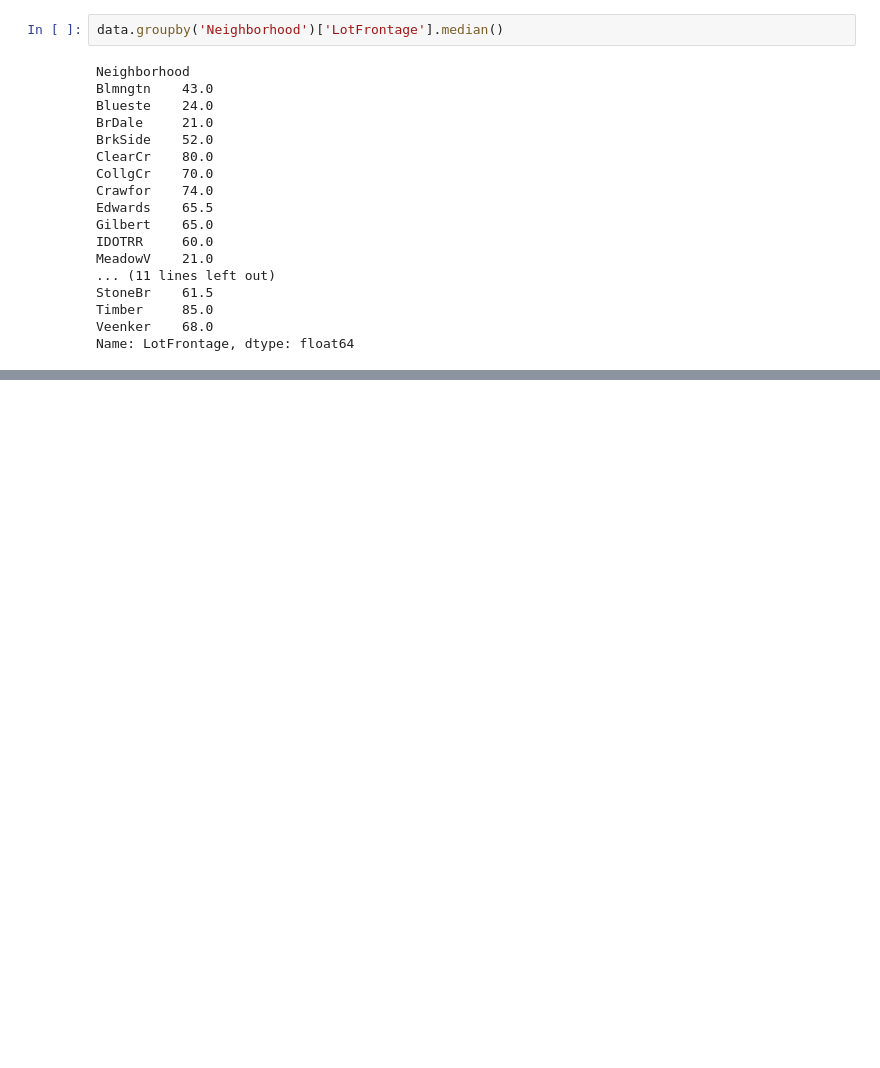
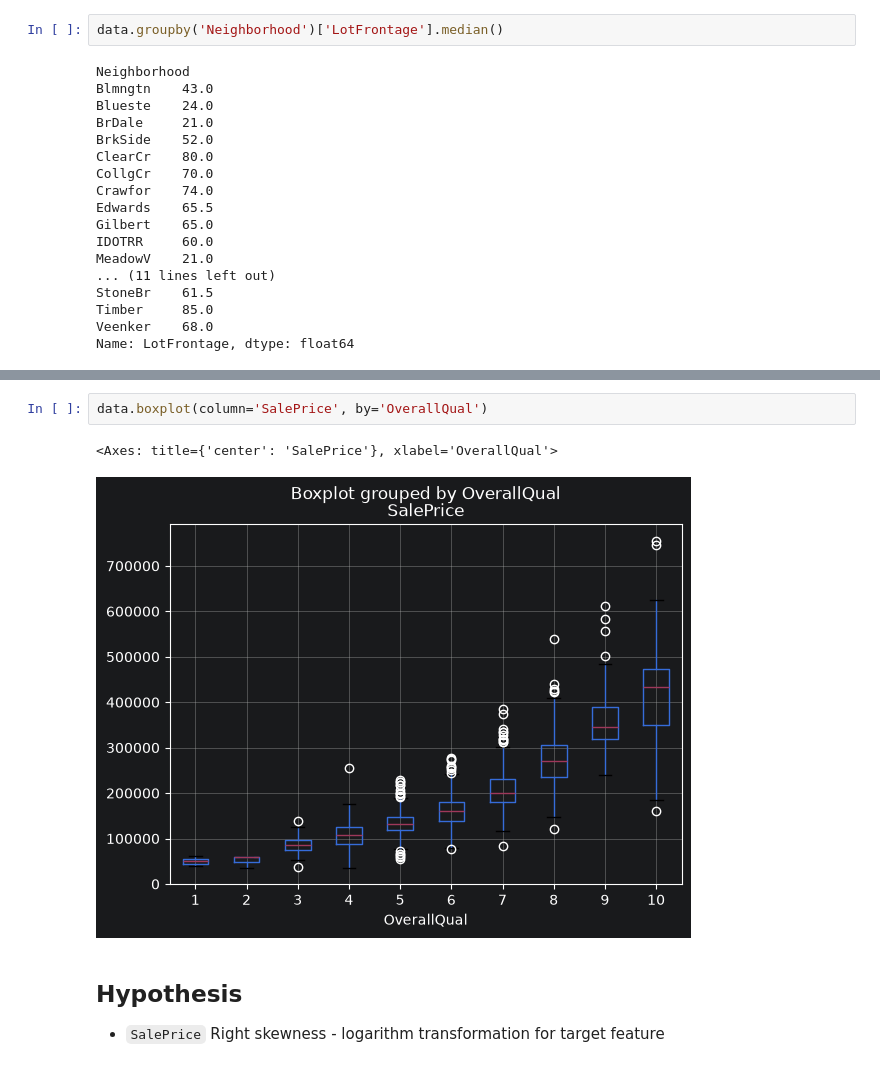
Before and after one commit to xJacoob/MachineLearning, a Jupyter notebook: HousePrices/house_eda.ipynb, the cells around one changed output, grey strips where cells are left out. Saved outputs shown, nothing was run; the diff lists cells and outputs as text; blank space fills up the shorter version.

```diff
--- a/HousePrices/house_eda.ipynb
+++ b/HousePrices/house_eda.ipynb
@@ -155,0 +193,9 @@ Name: LotFrontage, dtype: float64
+# %%
+data.boxplot(column='SalePrice', by='OverallQual')
+# %% [output]
+<Axes: title={'center': 'SalePrice'}, xlabel='OverallQual'>
+[figure, added]
+# %% [markdown]
+## Hypothesis
+
+ - `SalePrice` Right skewness - logarithm transformation for target feature
```
Also changed, not shown: parts of 4 cells of this notebook, 1 other file.
